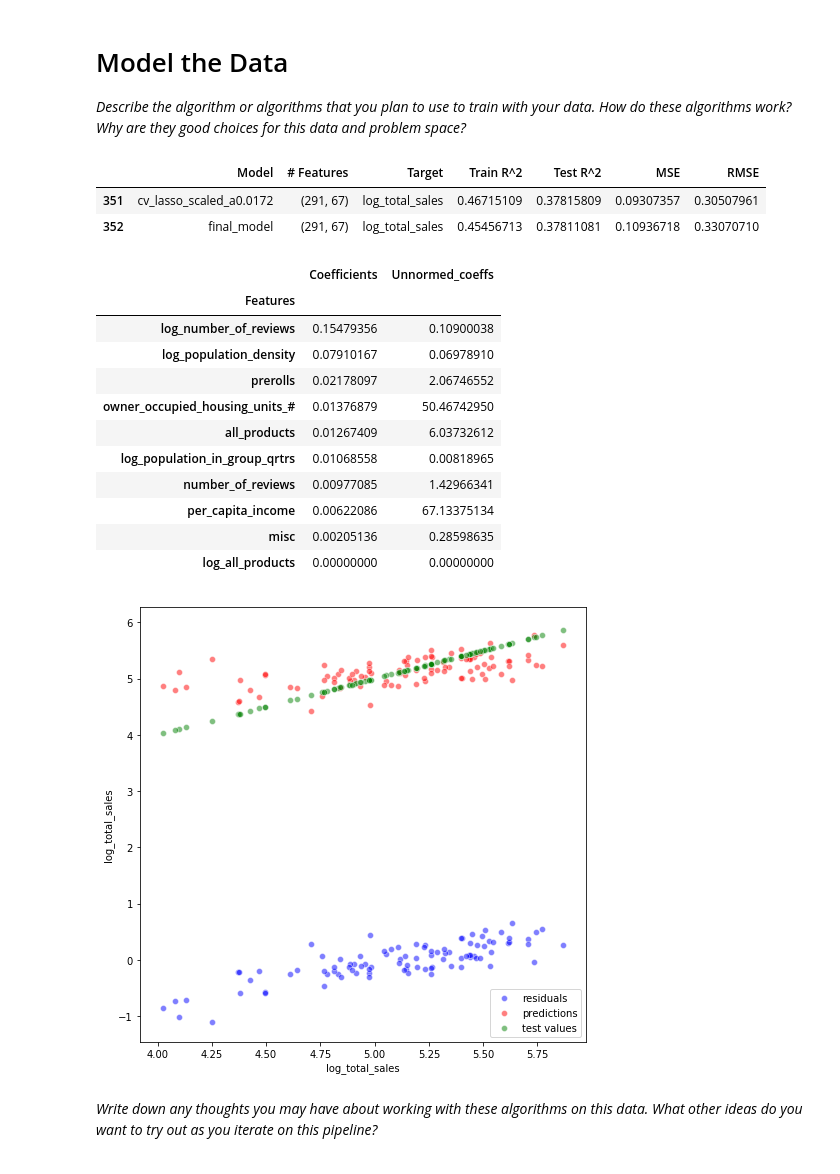
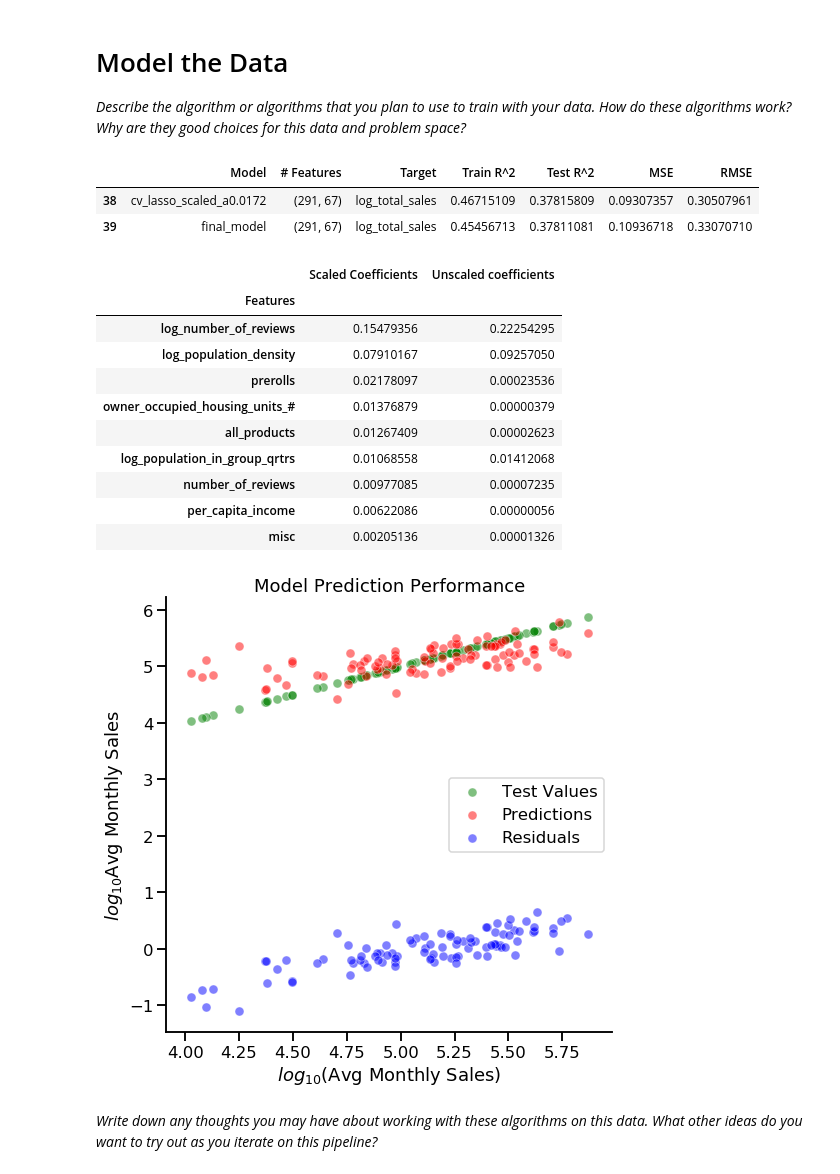
Before and after one commit to BotScutters/dispensary-predictions, a Jupyter notebook: notebooks/mvp.ipynb, the cells around one changed output. Cells and saved outputs as stored; diff of their text form; code cells hidden in the pictures.

Commit message:
generated better plots, cleaned code

```diff
--- a/notebooks/mvp.ipynb
+++ b/notebooks/mvp.ipynb
@@ -1053,8 +1030,0 @@ numeric.head()
-# %%
-df = numeric.corr().abs().sort_values(by='total_sales', ascending=False)
-df = df[df.index]
-# %%
-fig, ax = plt.subplots(figsize=(18,18))
-df = numeric.corr().sort_values(by='log_total_sales', ascending=False)
-df = df[df.index]
-sns.heatmap(df, square=True)
@@ -1240,7 +1224,7 @@ a = 0.0172
 # Run through code to cross_val and get Xs and Ys
 model = Lasso(alpha=a)
 # cv_lasso_scaled_a1
-model, X, X_test, y, y_test, record, cols, pre_norm = run(
+model, X, X_test, y, y_test, record, cols, pre_norm, X_scale = run(
     record, model, target=1, rand=12, scaled=True,
     desc=f'cv_lasso_scaled_a{a}')
 
@@ -1252,53 +1236,61 @@ y_pred = model.predict(X_test)
 
 train_r2 = model.score(X, y)
 test_r2 = model.score(X_test, y_test)
 test_mse = mean_squared_error(y_test, y_pred)
 
 save_to(model, f'../models/{model}_{desc}.pkl')
 
 # Score
 results = {
     'Model': desc,
     '# Features': X.shape,
     'Target': 'log_total_sales',
     'Train R^2': train_r2,
     'Test R^2': test_r2,
     'MSE': test_mse,
     'RMSE': test_mse**.5
 }
 record.loc[len(record)] = results
 
 display(record.tail(2))
 betas = pd.DataFrame({'Features': list(cols),
-                      'Coefficients': list(model.coef_)})
+                      'Scaled Coefficients': list(model.coef_)})
 # Get coefficients in unnormalized form
-betas['Unnormed_coeffs'] = betas['Coefficients'] * list(pre_norm.std())
+# x_scaler = StandardScaler().fit(X)
+# x_scale = x_scaler.scale_
+
+betas['Unscaled coefficients'] = betas['Scaled Coefficients'] / X_scale
 
 sorted_betas = betas.sort_values(
-    by='Coefficients', ascending=False).set_index('Features')
-display(sorted_betas.head(10))
+    by='Scaled Coefficients', ascending=False).set_index('Features')
+display(sorted_betas.head(9))
 
 # Plot residuals
+sns.set_context('talk')
 plt.figure(figsize=(8, 8))
-sns.scatterplot(y_test, y_test - y_pred, color='b', alpha=0.5, label='residuals')
-sns.scatterplot(y_test, y_pred, color='r', alpha=0.5, label='predictions')
-sns.scatterplot(y_test, y_test, color='g', alpha=0.5, label='test values');
+sns.scatterplot(y_test, y_test, color='g', alpha=0.5, label='Test Values')
+sns.scatterplot(y_test, y_pred, color='r', alpha=0.5, label='Predictions')
+sns.scatterplot(y_test, y_test - y_pred, color='b', alpha=0.5, label='Residuals')
+sns.despine()
+plt.title('Model Prediction Performance')
+plt.xlabel(r'$log_{10}$(Avg Monthly Sales)')
+plt.ylabel(r'$log_{10}$Avg Monthly Sales')
+plt.savefig('../reports/figures/residuals.png', transparent=True)
 # %% [output]
 |  | Model | # Features | Target | Train R^2 | Test R^2 | MSE | RMSE |
-| 351 | cv_lasso_scaled_a0.0172 | (291, 67) | log_total_sales | 0.46715109 | 0.37815809 | 0.09307357 | 0.30507961 |
-| 352 | final_model | (291, 67) | log_total_sales | 0.45456713 | 0.37811081 | 0.10936718 | 0.33070710 |
+| 38 | cv_lasso_scaled_a0.0172 | (291, 67) | log_total_sales | 0.46715109 | 0.37815809 | 0.09307357 | 0.30507961 |
+| 39 | final_model | (291, 67) | log_total_sales | 0.45456713 | 0.37811081 | 0.10936718 | 0.33070710 |
-|  | Coefficients | Unnormed_coeffs |
+|  | Scaled Coefficients | Unscaled coefficients |
 | Features |  |  |
-| log_number_of_reviews | 0.15479356 | 0.10900038 |
-| log_population_density | 0.07910167 | 0.06978910 |
-| prerolls | 0.02178097 | 2.06746552 |
-| owner_occupied_housing_units_# | 0.01376879 | 50.46742950 |
-| all_products | 0.01267409 | 6.03732612 |
-| log_population_in_group_qrtrs | 0.01068558 | 0.00818965 |
-| number_of_reviews | 0.00977085 | 1.42966341 |
-| per_capita_income | 0.00622086 | 67.13375134 |
-| misc | 0.00205136 | 0.28598635 |
-| log_all_products | 0.00000000 | 0.00000000 |
+| log_number_of_reviews | 0.15479356 | 0.22254295 |
+| log_population_density | 0.07910167 | 0.09257050 |
+| prerolls | 0.02178097 | 0.00023536 |
+| owner_occupied_housing_units_# | 0.01376879 | 0.00000379 |
+| all_products | 0.01267409 | 0.00002623 |
+| log_population_in_group_qrtrs | 0.01068558 | 0.01412068 |
+| number_of_reviews | 0.00977085 | 0.00007235 |
+| per_capita_income | 0.00622086 | 0.00000056 |
+| misc | 0.00205136 | 0.00001326 |
-[figure, old version]
+[figure, new version]
 # %% [markdown]
 _Write down any thoughts you may have about working with these algorithms on this data. What other ideas do you want to try out as you iterate on this pipeline?_
```
Also changed, not shown: parts of 25 cells of this notebook.
